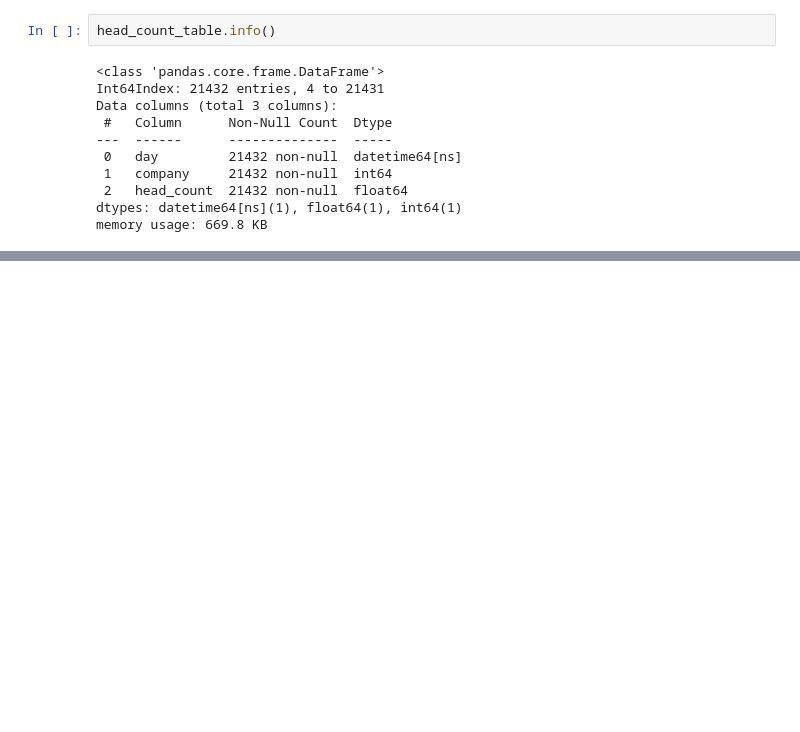
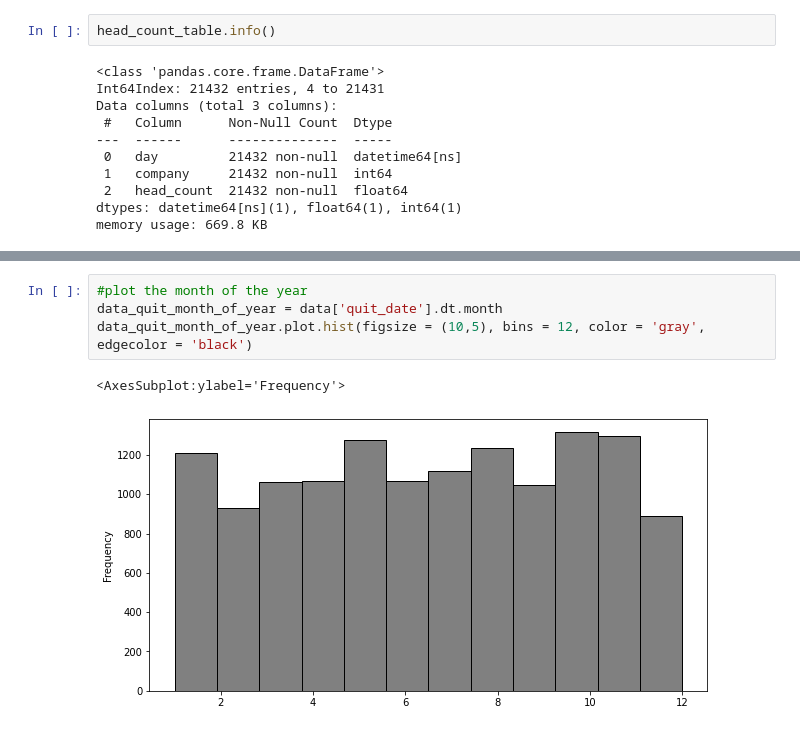
Before and after one commit to menghe2727/data_science, a Jupyter notebook: employee_retention/employee_retention.ipynb, the cells around one changed output, grey strips where cells are left out. Saved outputs shown, nothing was run; the diff lists cells and outputs as text; blank space fills up the shorter version.

```diff
--- a/employee_retention/employee_retention.ipynb
+++ b/employee_retention/employee_retention.ipynb
@@ -244,0 +239,7 @@ employed_length.plot.hist(column=['duration'], figsize = (10,8), bins =100, colo
+# %%
+#plot the month of the year
+data_quit_month_of_year = data['quit_date'].dt.month
+data_quit_month_of_year.plot.hist(figsize = (10,5), bins = 12, color = 'gray', edgecolor = 'black')
+# %% [output]
+<AxesSubplot:ylabel='Frequency'>
+[figure, added]
```
Also changed, not shown: parts of 13 cells of this notebook.
